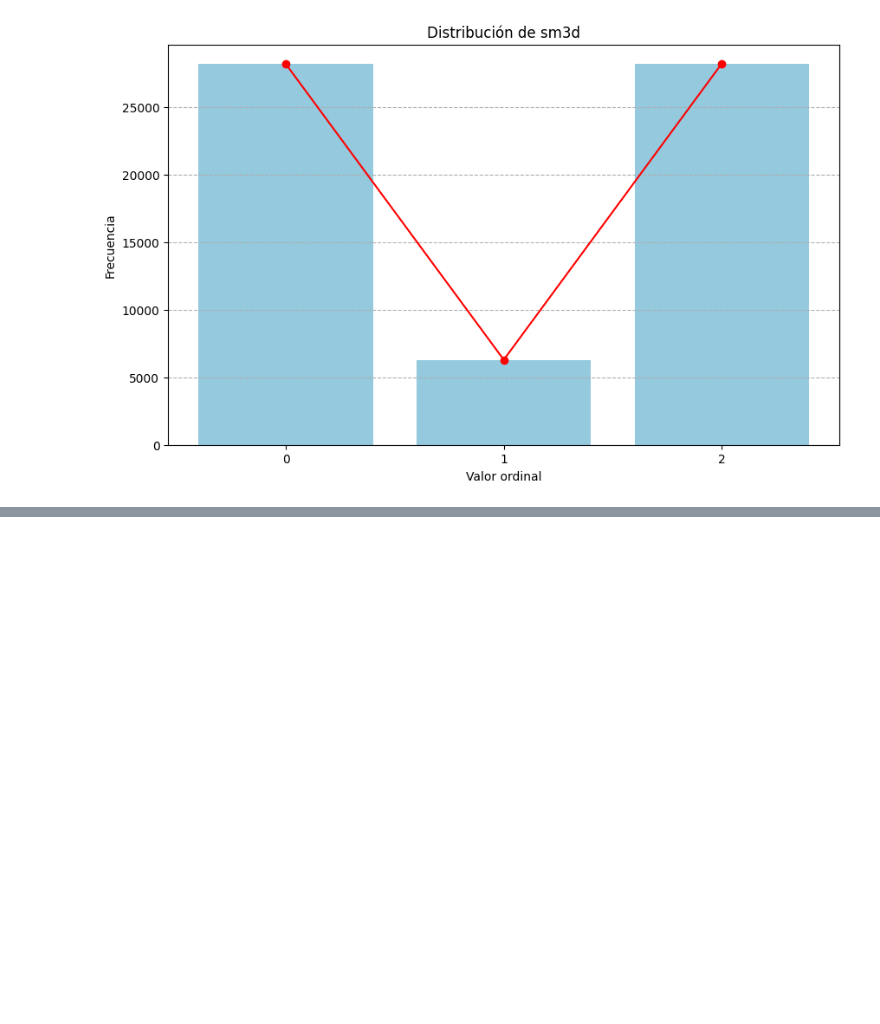
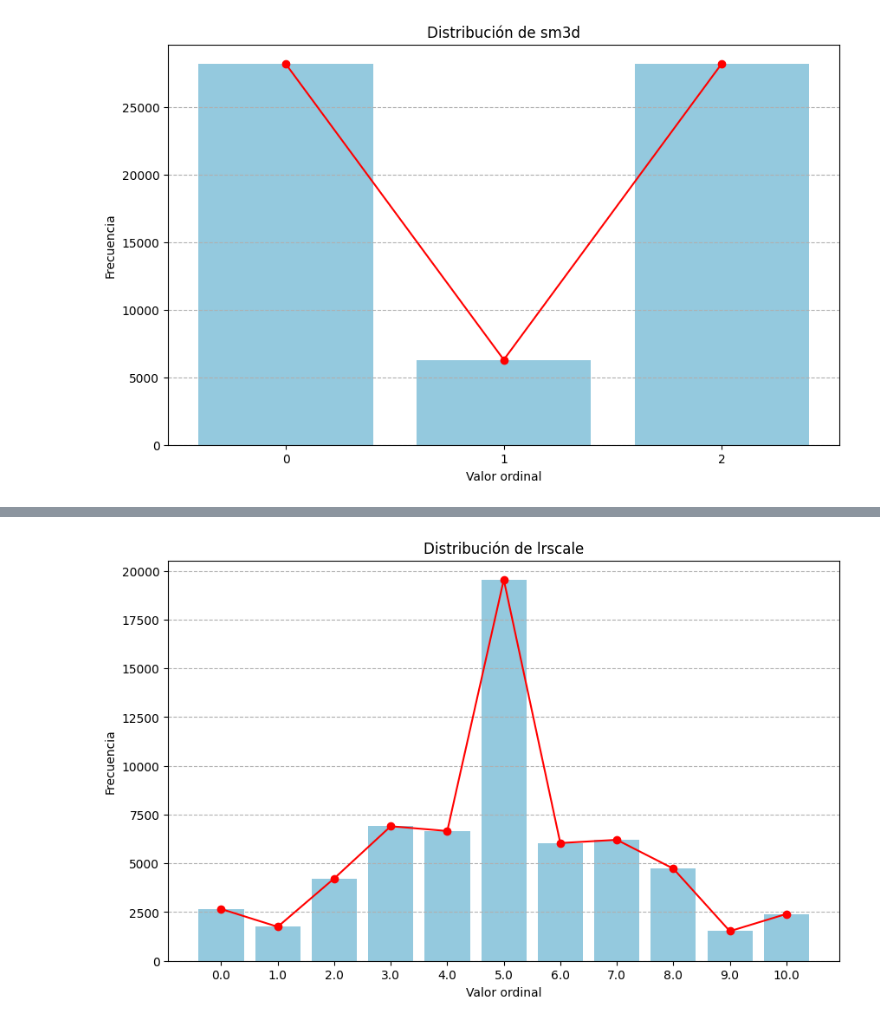
Before and after one commit to JosBerGon34/4GA.DataScience, a Jupyter notebook: src/PASO5/P5.1-FeatureEngineering.ipynb, the cells around one changed output, grey strips where cells are left out. Saved outputs shown, nothing was run; the diff lists cells and outputs as text; code cells hidden in the pictures; blank space fills up the shorter version.

```diff
--- a/src/PASO5/P5.1-FeatureEngineering.ipynb
+++ b/src/PASO5/P5.1-FeatureEngineering.ipynb
@@ -516,0 +559,4 @@ visdist(df1, 'sm3d')
+# %%
+visdist(df1, 'lrscale')
+# %% [output]
+[figure, added]
```
Also changed, not shown: parts of 10 cells of this notebook, 1 other file.
